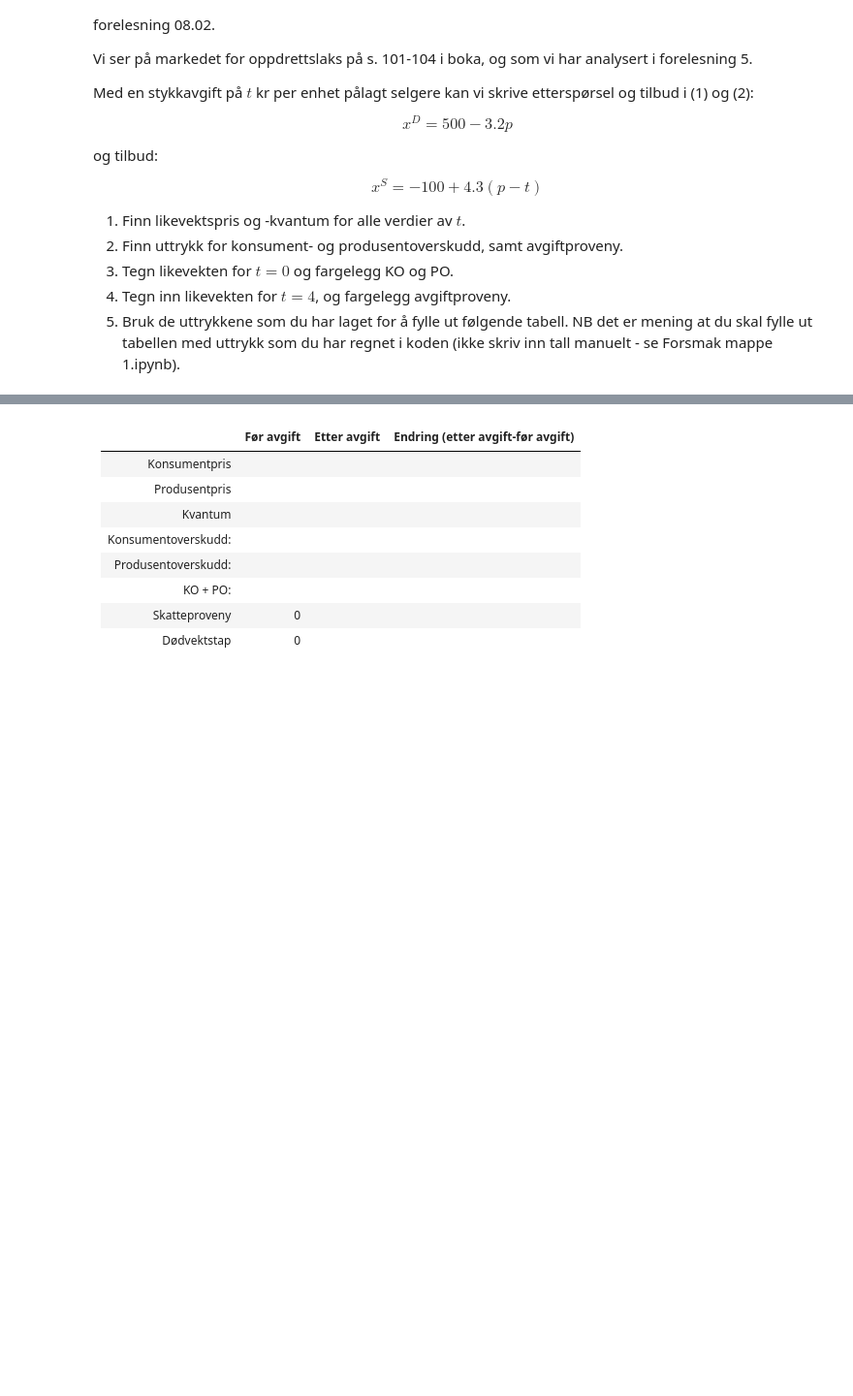
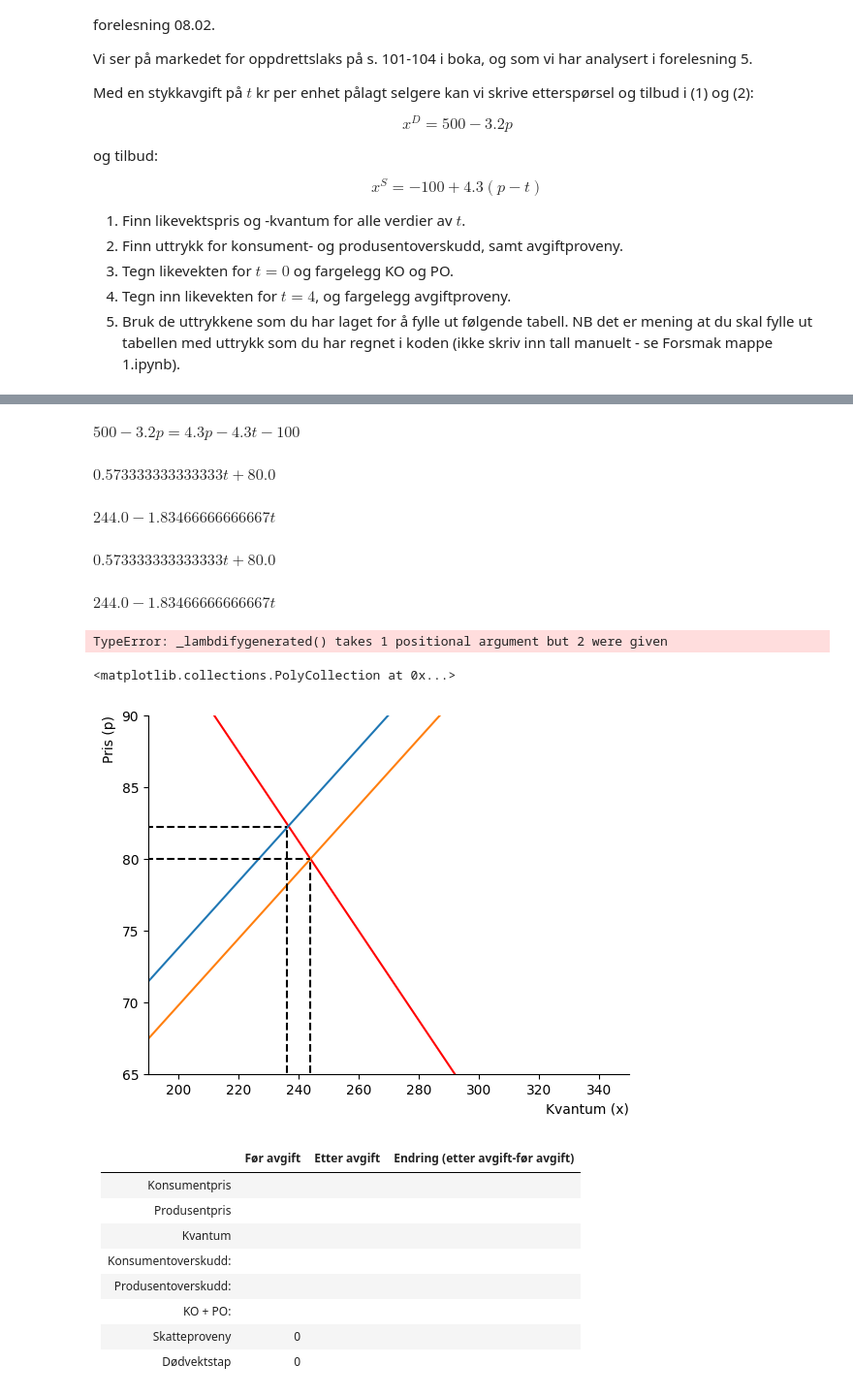
Before and after one commit to loopdiggaz/SOK-1006, a Jupyter notebook: arbeidskrav/arbeidskrav 3.ipynb, the cells around one changed output, grey strips where cells are left out. Shown at 97% size. Cells and saved outputs as stored; diff of their text form; code cells hidden in the pictures; blank space fills up the shorter version.

```diff
--- a/arbeidskrav/arbeidskrav 3.ipynb
+++ b/arbeidskrav/arbeidskrav 3.ipynb
@@ -37,3 +37,80 @@ hei
+# %%
+def x_d(p):
+    return 500-3.2*(p)
+
+def x_s(p,t):
+    return -100 + 4.3*(p-t)
+# %%
+x,t =sp.symbols('p t', real=True, positive=True)
+# lager ligning
+equ=sp.Eq(x_d(p), x_s(p,t))
+equ
+# %% [output]
+$\displaystyle 500 - 3.2 p = 4.3 p - 4.3 t - 100$
+# %%
+# finner likevekspris.
+p_eq = sp.solve(equ,p)
+display(p_eq[0])
+
+# finner likevektskvantum.
+x_eq= x_d(p_eq[0])
+x_eq
+# %% [output]
+$\displaystyle 0.573333333333333 t + 80.0$
+$\displaystyle 244.0 - 1.83466666666667 t$
+# %%
+# ligning med avgift
+equ2=sp.Eq(x_d(p), x_s(p,t))
+
+# likevektpris med avgift
+p_eq2 = sp.solve(equ2,p)
+display(p_eq2[0])
+
+# likevektskvantum med avgift
+x_eq2= x_d(p_eq2[0])
+x_eq2
+# %% [output]
+$\displaystyle 0.573333333333333 t + 80.0$
+$\displaystyle 244.0 - 1.83466666666667 t$
+# %%
+x_eq_fn=sp.lambdify((p,t), p_eq2[0])
+
+p_eq_fn(p,t)
+# %% [output]
+TypeError: _lambdifygenerated() takes 1 positional argument but 2 were given
+# %%
+x_num=np.linspace(0.1,100,100)
+
+def create_ax():
+                fig, ax = plt.subplots()
+                ax.set_ylabel('Pris (p)', loc='top')
+                ax.set_xlabel('Kvantum (x)', loc='right')
+                ax.set(xlim=(190,350))
+                ax.set(ylim=(65,90))
+                ax.spines['top'].set_color('none')
+                ax.spines['right'].set_color('none')
+
+                return fig, ax
+
+fig, ax = create_ax()
+
+ax.plot(x_d(x_num),x_num, color = 'red')
+ax.plot(x_s(x_num,4),x_num)
+ax.plot(x_s(x_num,0),x_num)
+
+ax.hlines(80,0,244, color='black',ls='dashed', label='p_eq')
+ax.vlines(244,0,80, color='black',ls='dashed', label='x_eq')
+
+ax.vlines(236,0,82.2, color='black',ls='dashed', label='p_eq')
+ax.hlines(82.2,0,236, color='black',ls='dashed', label='x_eq')
+
+
+z=np.linspace(65,244,100)
+
+ax.fill_between(z,244,x_d(x_num), color = "green",alpha = 0.1,label='Konsumentoverskudd')
+# %% [output]
+<matplotlib.collections.PolyCollection at 0x...>
+[figure, added]
 # %% [markdown]
 |                     | Før avgift            |Etter avgift    | Endring (etter avgift-før avgift)|
 | :-------------------| :----------------------------------------|:-------------|:---------------|
```
Also changed, not shown: parts of 1 cell of this notebook.
